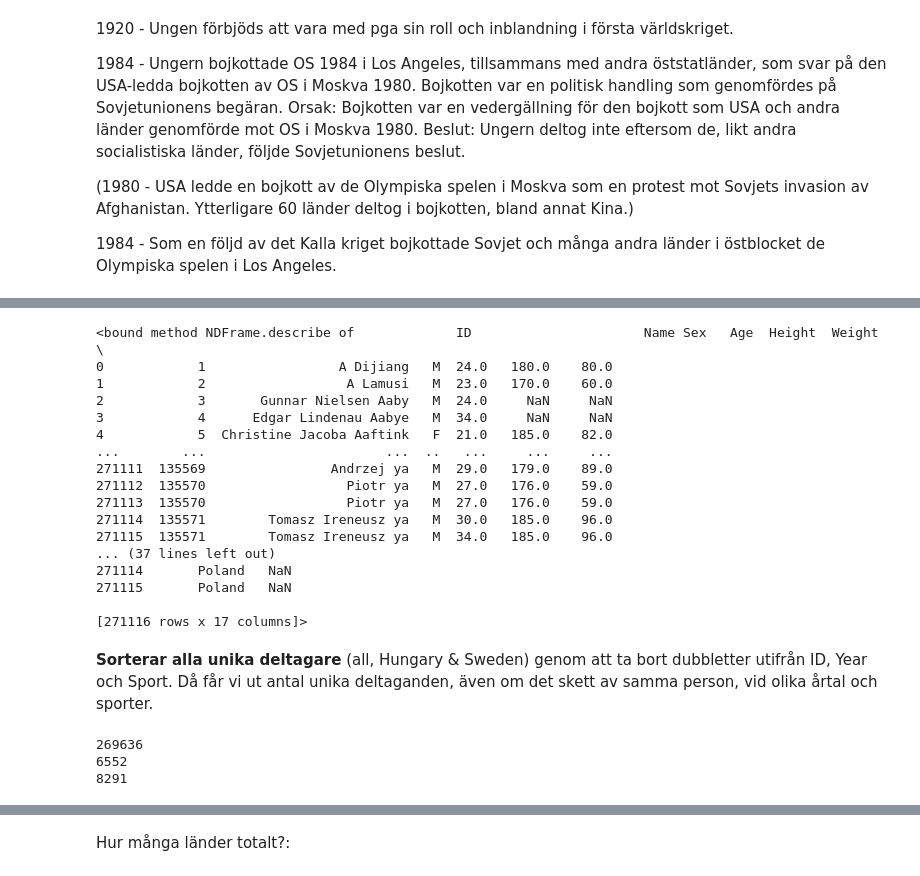
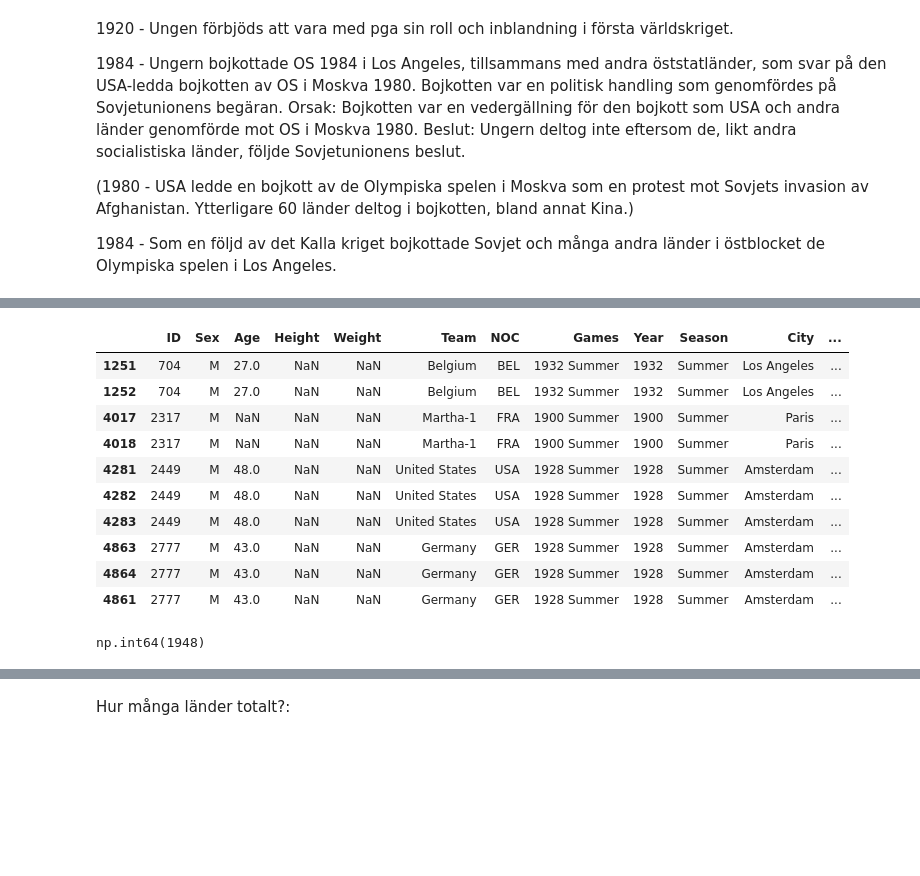
Before and after one commit to F-Degerman/Projekt_OS_Ungern, a Jupyter notebook: Egna_anteckningar/Fanny.ipynb, the cells around one changed output, grey strips where cells are left out. Cells and saved outputs as stored; diff of their text form; code cells hidden in the pictures; blank space fills up the shorter version.

Commit message:
Sorterar och lägger in nytt i notes

```diff
--- a/Egna_anteckningar/Fanny.ipynb
+++ b/Egna_anteckningar/Fanny.ipynb
@@ -31,0 +66,9 @@ Art competitions togs bort efter OS i London 1948.
+# %%
+dup_ID = data.duplicated(subset=["ID"], keep=False)
+
+duplicates = (
+    data[dup_ID]
+    .sort_values(["ID"])
+)
+
+print(f"{len(duplicates)} dubbletter.")
@@ -32,10 +81,10 @@ Art competitions togs bort efter OS i London 1948.
 # %%
-dup_mask = data.duplicated(subset=["ID", "Year", "Event"], keep=False)
+dup_ID_year_event = data.duplicated(subset=["ID", "Year", "Event"], keep=False)
 
-duplicates = (
-    data[dup_mask]
+duplicates_2 = (
+    data[dup_ID_year_event]
     .sort_values(["ID", "Year", "Event"])
 )
 
-duplicates.head()
+print(f"{len(duplicates_2)} dubbletter.")
 # %% [output]
@@ -65,44 +92,19 @@ example_group
-# %%
-data.describe
-# %% [output]
-<bound method NDFrame.describe of             ID                      Name Sex   Age  Height  Weight  \
-0            1                 A Dijiang   M  24.0   180.0    80.0
-1            2                  A Lamusi   M  23.0   170.0    60.0
-2            3       Gunnar Nielsen Aaby   M  24.0     NaN     NaN
-3            4      Edgar Lindenau Aabye   M  34.0     NaN     NaN
-4            5  Christine Jacoba Aaftink   F  21.0   185.0    82.0
-...        ...                       ...  ..   ...     ...     ...
-271111  135569                Andrzej ya   M  29.0   179.0    89.0
-271112  135570                  Piotr ya   M  27.0   176.0    59.0
-271113  135570                  Piotr ya   M  27.0   176.0    59.0
-271114  135571        Tomasz Ireneusz ya   M  30.0   185.0    96.0
-271115  135571        Tomasz Ireneusz ya   M  34.0   185.0    96.0
-... (37 lines left out)
-271114       Poland   NaN
-271115       Poland   NaN
-
-[271116 rows x 17 columns]>
-# %% [markdown]
-**Sorterar alla unika deltagare** (all, Hungary & Sweden) genom att ta bort dubbletter utifrån ID, Year och Sport. Då får vi ut antal unika deltaganden, även om det skett av samma person, vid olika årtal och sporter.
-# %%
-all_unique = (
-    data.drop_duplicates(subset=["ID", "Year", "Event"])
-)
-
-hungary_unique = (
-    data[data["NOC"] == "HUN"]
-    .drop_duplicates(subset=["ID", "Year", "Event"])
-)
-
-sweden_unique = (
-    data[data["NOC"] == "SWE"]
-    .drop_duplicates(subset=["ID", "Year", "Event"])
-)
-
-print(f"{len(all_unique)}")
-print(f"{len(hungary_unique)}")
-print(f"{len(sweden_unique)}")
-# %% [output]
-269636
-6552
-8291
+# %%
+duplicates.head(10)
+# %% [output]
+|  | ID | Sex | Age | Height | Weight | Team | NOC | Games | Year | Season | City | ... |
+| 1251 | 704 | M | 27.0 | NaN | NaN | Belgium | BEL | 1932 Summer | 1932 | Summer | Los Angeles | ... |
+| 1252 | 704 | M | 27.0 | NaN | NaN | Belgium | BEL | 1932 Summer | 1932 | Summer | Los Angeles | ... |
+| 4017 | 2317 | M | NaN | NaN | NaN | Martha-1 | FRA | 1900 Summer | 1900 | Summer | Paris | ... |
+| 4018 | 2317 | M | NaN | NaN | NaN | Martha-1 | FRA | 1900 Summer | 1900 | Summer | Paris | ... |
+| 4281 | 2449 | M | 48.0 | NaN | NaN | United States | USA | 1928 Summer | 1928 | Summer | Amsterdam | ... |
+| 4282 | 2449 | M | 48.0 | NaN | NaN | United States | USA | 1928 Summer | 1928 | Summer | Amsterdam | ... |
+| 4283 | 2449 | M | 48.0 | NaN | NaN | United States | USA | 1928 Summer | 1928 | Summer | Amsterdam | ... |
+| 4863 | 2777 | M | 43.0 | NaN | NaN | Germany | GER | 1928 Summer | 1928 | Summer | Amsterdam | ... |
+| 4864 | 2777 | M | 43.0 | NaN | NaN | Germany | GER | 1928 Summer | 1928 | Summer | Amsterdam | ... |
+| 4861 | 2777 | M | 43.0 | NaN | NaN | Germany | GER | 1928 Summer | 1928 | Summer | Amsterdam | ... |
+# %%
+# show latest year with duplicates
+duplicates["Year"].max()
+# %% [output]
+np.int64(1948)
```
Also changed, not shown: parts of 43 cells of this notebook, 5 other files.
